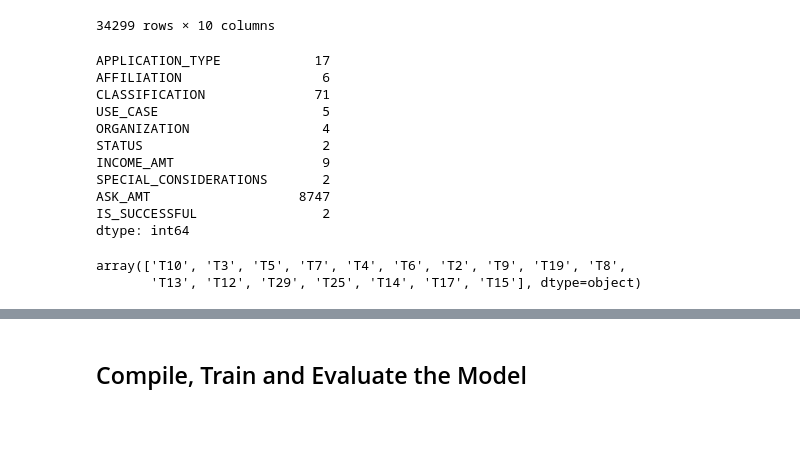
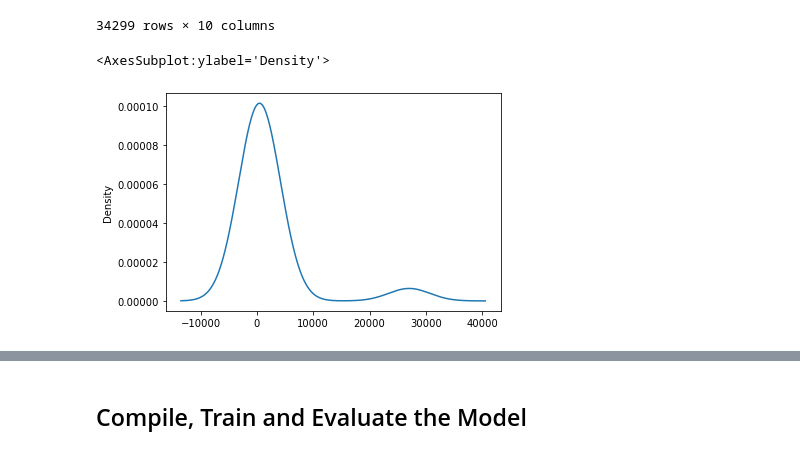
Before and after one commit to Barlow0471/Deep-Learning, a Jupyter notebook: Starter_Code.ipynb, the cells around one changed output, grey strips where cells are left out. Cells and saved outputs as stored; diff of their text form; code cells hidden in the pictures; blank space fills up the shorter version.

```diff
--- a/Starter_Code.ipynb
+++ b/Starter_Code.ipynb
@@ -36,29 +36,15 @@ application_df
 | 34297 | T5 | Independent | C3000 | ProductDev | Association | 1 | 0 | ... |
 | 34298 | T3 | Independent | C1000 | Preservation | Co-operative | 1 | 1M-5M | ... |
 34299 rows × 10 columns
-# %%
-application_df.nunique()
-# %% [output]
-APPLICATION_TYPE            17
-AFFILIATION                  6
-CLASSIFICATION              71
-USE_CASE                     5
-ORGANIZATION                 4
-STATUS                       2
-INCOME_AMT                   9
-SPECIAL_CONSIDERATIONS       2
-ASK_AMT                   8747
-IS_SUCCESSFUL                2
-dtype: int64
 # %%
 # Determine the number of unique values in each column.
-application_df['APPLICATION_TYPE'].unique()
+application_count = application_df['APPLICATION_TYPE'].value_counts()
-# %% [output]
-array(['T10', 'T3', 'T5', 'T7', 'T4', 'T6', 'T2', 'T9', 'T19', 'T8',
-       'T13', 'T12', 'T29', 'T25', 'T14', 'T17', 'T15'], dtype=object)
 # %%
 # Look at APPLICATION_TYPE value counts for binning
-#  YOUR CODE GOES HERE
+application_count.plot.density()
+# %% [output]
+<AxesSubplot:ylabel='Density'>
+[figure, added]
 # %%
 # Choose a cutoff value and create a list of application types to be replaced
 # use the variable name `application_types_to_replace`
```
Also changed, not shown: parts of 5 cells of this notebook.
